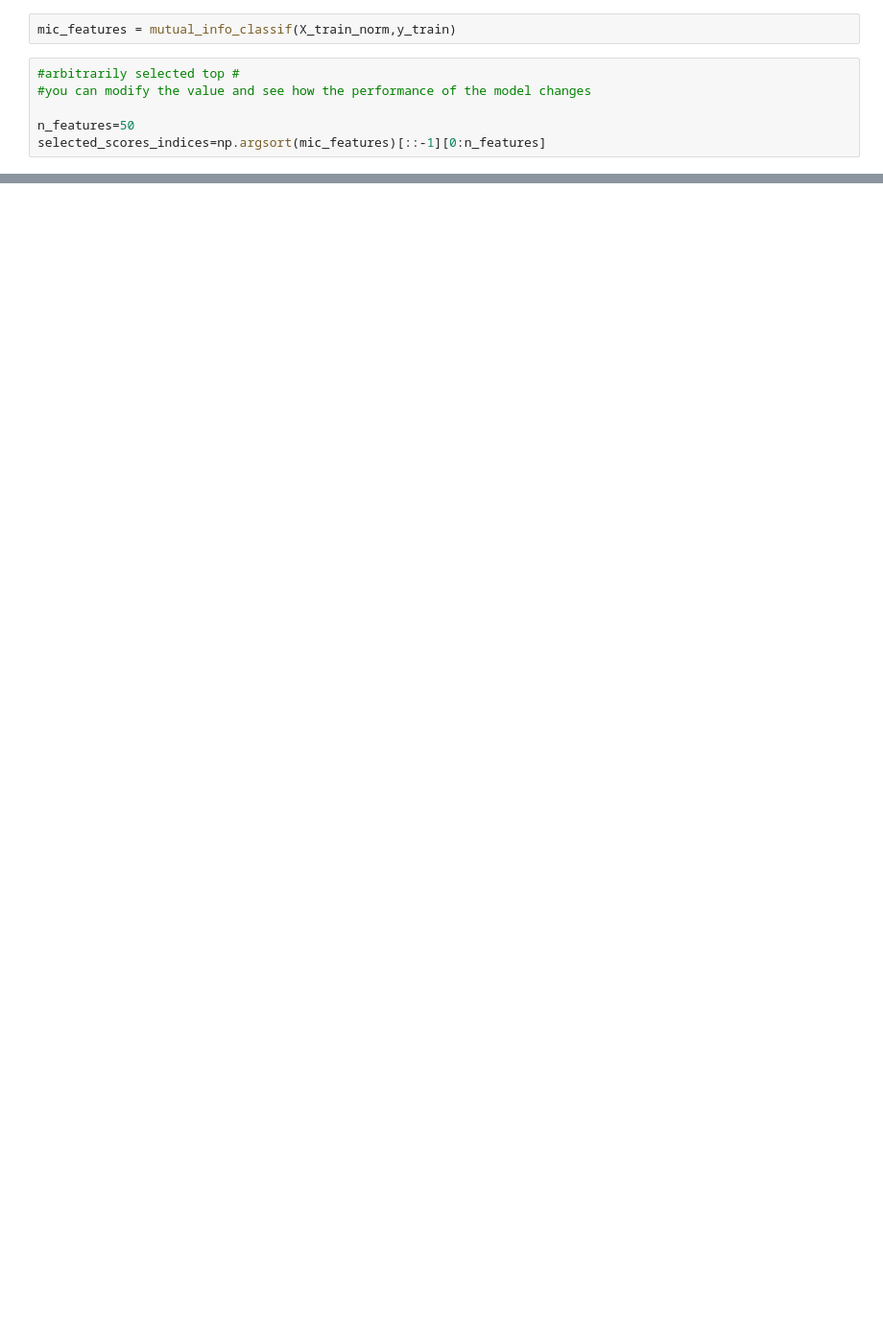
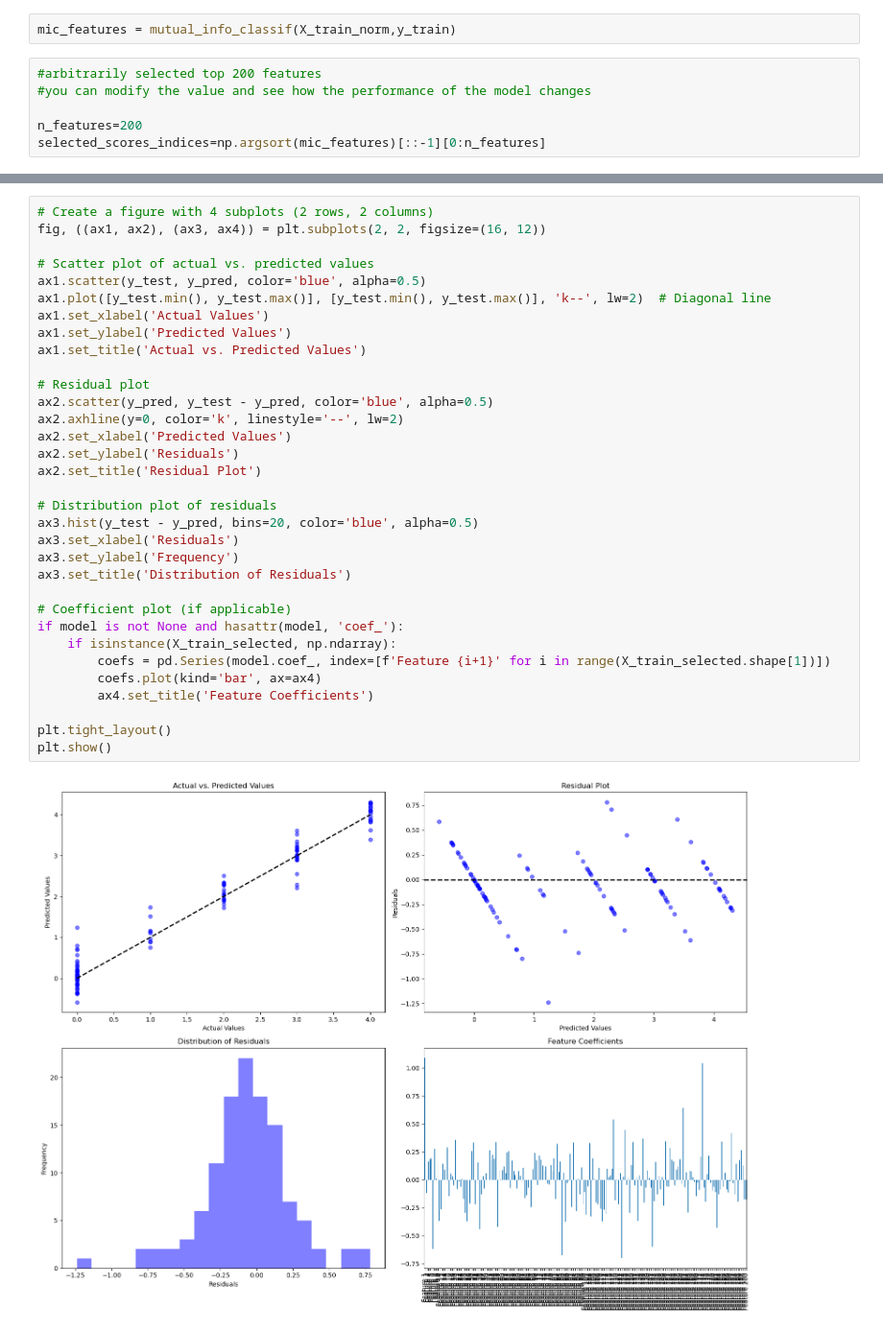
Before and after one commit to monicarojasp/team_project, a Jupyter notebook: reports/team_project1.ipynb, the cells around one changed output, grey strips where cells are left out. Shown: that part at 96% size. Drawn from its saved outputs; the diff is of its cells as text; blank space fills up the shorter version.

```diff
--- a/reports/team_project1.ipynb
+++ b/reports/team_project1.ipynb
@@ -112,9 +184,9 @@ Selecting the top genes(features)
 # %%
 mic_features = mutual_info_classif(X_train_norm,y_train)
 # %%
-#arbitrarily selected top #
+#arbitrarily selected top 200 features
 #you can modify the value and see how the performance of the model changes
 
-n_features=50
+n_features=200
 selected_scores_indices=np.argsort(mic_features)[::-1][0:n_features]
 # %%
@@ -161 +231,36 @@ plt.show()
+# %%
+# Create a figure with 4 subplots (2 rows, 2 columns)
+fig, ((ax1, ax2), (ax3, ax4)) = plt.subplots(2, 2, figsize=(16, 12))
+
+# Scatter plot of actual vs. predicted values
+ax1.scatter(y_test, y_pred, color='blue', alpha=0.5)
+ax1.plot([y_test.min(), y_test.max()], [y_test.min(), y_test.max()], 'k--', lw=2)  # Diagonal line
+ax1.set_xlabel('Actual Values')
+ax1.set_ylabel('Predicted Values')
+ax1.set_title('Actual vs. Predicted Values')
+
+# Residual plot
+ax2.scatter(y_pred, y_test - y_pred, color='blue', alpha=0.5)
+ax2.axhline(y=0, color='k', linestyle='--', lw=2)
+ax2.set_xlabel('Predicted Values')
+ax2.set_ylabel('Residuals')
+ax2.set_title('Residual Plot')
+
+# Distribution plot of residuals
+ax3.hist(y_test - y_pred, bins=20, color='blue', alpha=0.5)
+ax3.set_xlabel('Residuals')
+ax3.set_ylabel('Frequency')
+ax3.set_title('Distribution of Residuals')
+
+# Coefficient plot (if applicable)
+if model is not None and hasattr(model, 'coef_'):
+    if isinstance(X_train_selected, np.ndarray):
+        coefs = pd.Series(model.coef_, index=[f'Feature {i+1}' for i in range(X_train_selected.shape[1])])
+        coefs.plot(kind='bar', ax=ax4)
+        ax4.set_title('Feature Coefficients')
+
+plt.tight_layout()
+plt.show()
+# %% [output]
+[figure, added]
 # %% [markdown]
```
Also changed, not shown: parts of 42 cells of this notebook.
